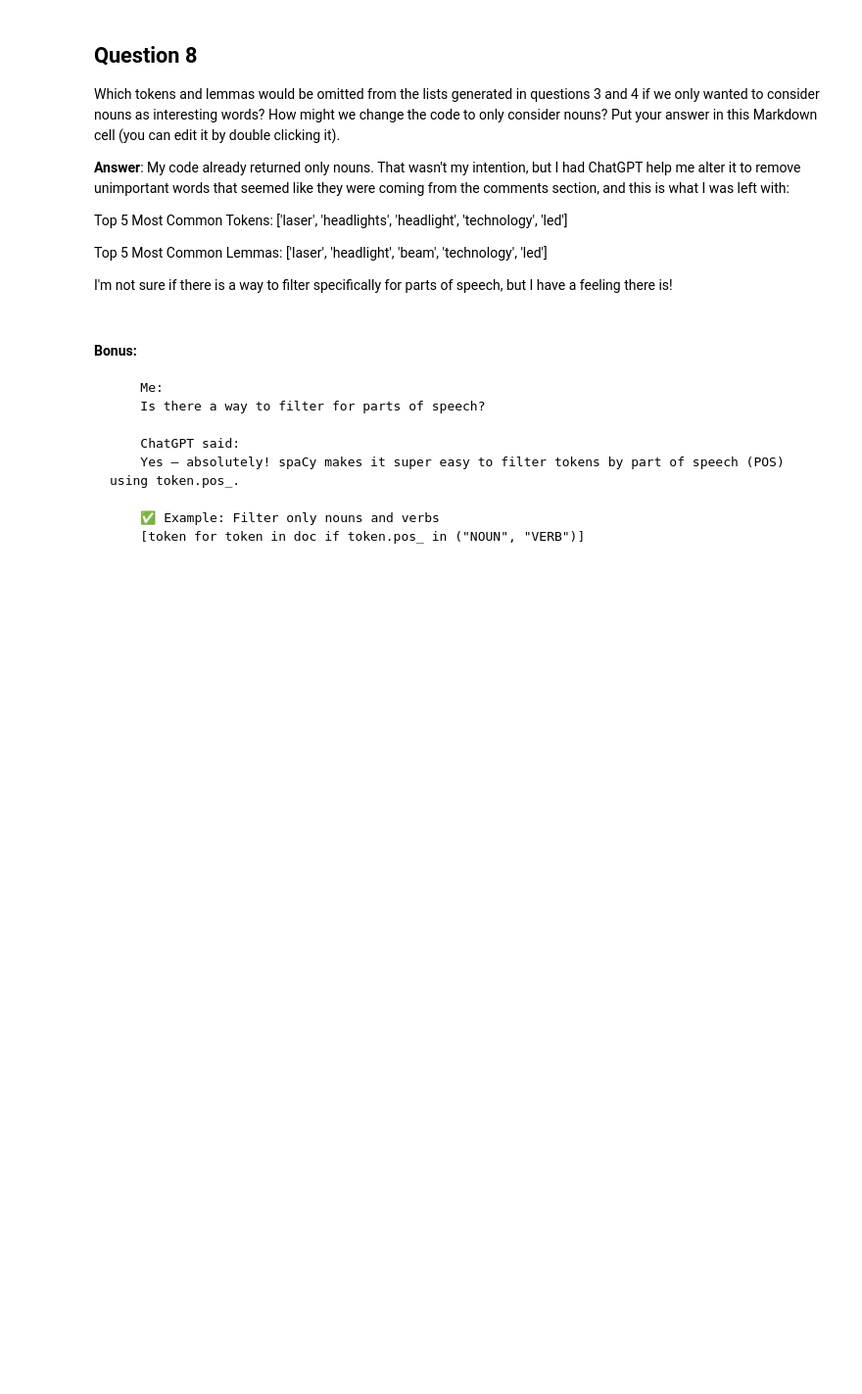
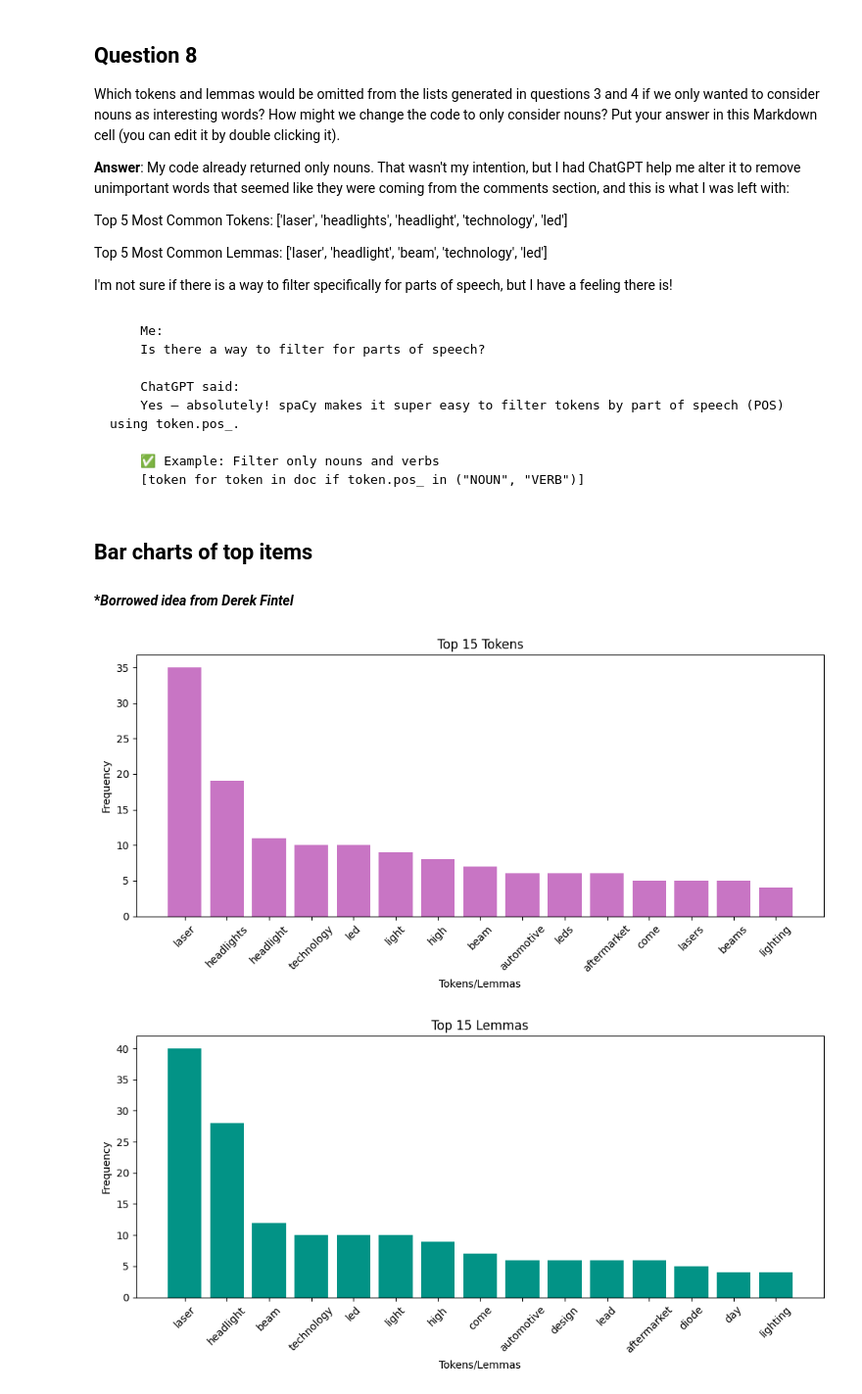
Before and after one commit to Pojetta/module_06, a Jupyter notebook: web-scraping.ipynb, the cells around one changed output. Shown at 98% size. Drawn from its saved outputs; the diff is of its cells as text; code cells hidden in the pictures; blank space fills up the shorter version.

Commit message:
Add bar charts

```diff
--- a/web-scraping.ipynb
+++ b/web-scraping.ipynb
@@ -249,7 +249,7 @@ Top 5 Most Common Lemmas: ['laser', 'headlight', 'beam', 'technology', 'led']
 
 I'm not sure if there is a way to filter specifically for parts of speech, but I have a feeling there is!
 # %% [markdown]
-#### Bonus:
+
 
         Me:
         Is there a way to filter for parts of speech?
@@ -259,3 +259,25 @@ I'm not sure if there is a way to filter specifically for parts of speech, but I
 
         ✅ Example: Filter only nouns and verbs
         [token for token in doc if token.pos_ in ("NOUN", "VERB")]
+# %% [markdown]
+## Bar charts of top items
+#### **Borrowed idea from Derek Fintel*
+# %%
+def top_items_chart(freq_dict, title, top_n=15, color='#C875C4'):
+    items = freq_dict.most_common(top_n) #returns a list of tuples (item, count)
+    labels, values = zip(*items) # unpacks the tuples (item, count), reassigns them (labels, values)
+
+    plt.figure(figsize=(10, 5))
+    plt.bar(labels, values, color=color)
+    plt.title(title)
+    plt.xlabel('Tokens/Lemmas')
+    plt.ylabel('Frequency')
+    plt.xticks(rotation=45)
+    plt.tight_layout()
+    plt.show()
+
+top_items_chart(token_freq, 'Top 15 Tokens')
+top_items_chart(lemma_freq, 'Top 15 Lemmas', color='#029386')
+# %% [output]
+[figure, added]
+[figure, added]
```
Also changed, not shown: 1 other file.
